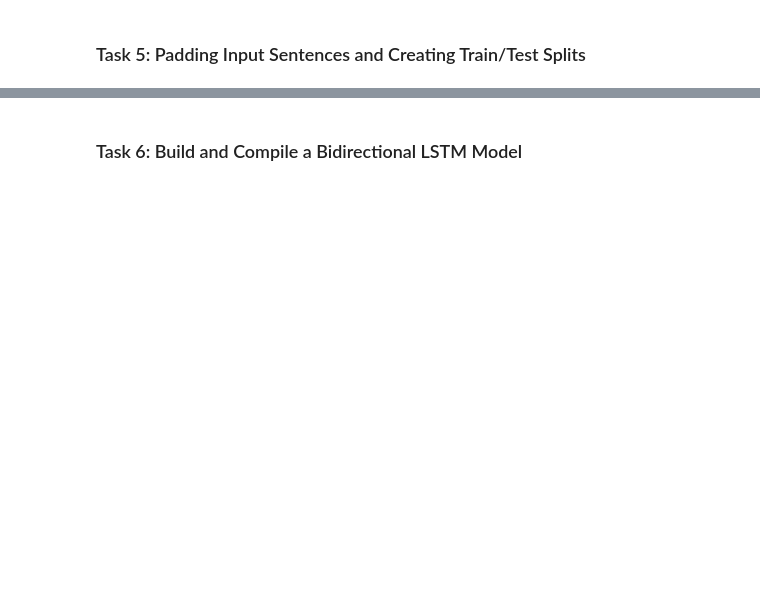
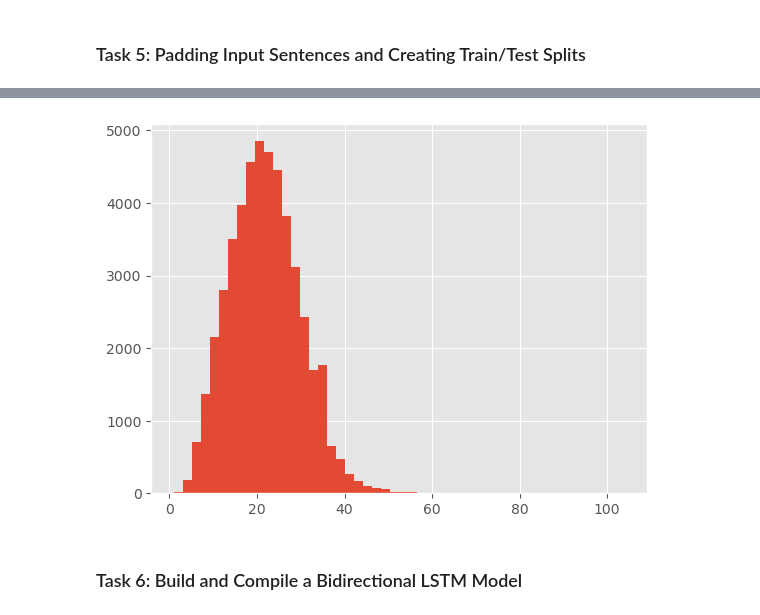
Before and after one commit to jhowluna/NamedEntityRecognitionLSTMKeras, a Jupyter notebook: Learner_Notebook.ipynb, the cells around one changed output, grey strips where cells are left out. Saved outputs shown, nothing was run; the diff lists cells and outputs as text; code cells hidden in the pictures; blank space fills up the shorter version.

```diff
--- a/Learner_Notebook.ipynb
+++ b/Learner_Notebook.ipynb
@@ -80,4 +82,8 @@ class SentenceGetter(object):
         agg_func = lambda x : [(w,p,t) for w,p,t in zip(x['Word'].values.tolist(),
                                                             x['POS'].values.tolist(),
                                                             x['Tag'].values.tolist())]
-        self.grouped = self.data.groupby("Sentence #").apply(agg_func)
+        self.grouped = self.data.groupby("Sentence #").progress_apply(agg_func)
+        self.sentences = [s for s in self.grouped]
+# %%
+getter = SentenceGetter(data)
+sentences = getter.sentences
@@ -86,2 +155,6 @@ class SentenceGetter(object):
 # %% [markdown]
 ### Task 5: Padding Input Sentences and Creating Train/Test Splits
+# %%
+plt.hist([len(s) for s in sentences], bins = 50)
+plt
+# %% [output]
@@ -87,0 +162 @@ class SentenceGetter(object):
+[figure, added]
```
Also changed, not shown: parts of 12 cells of this notebook.
